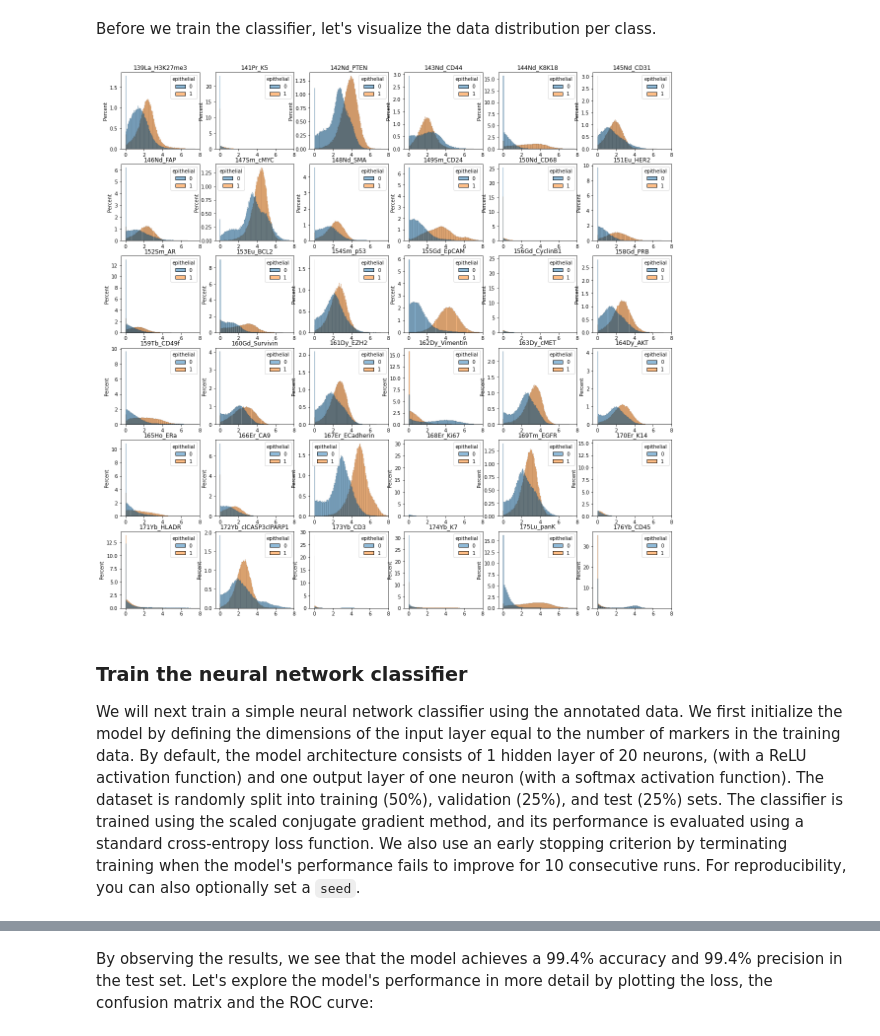
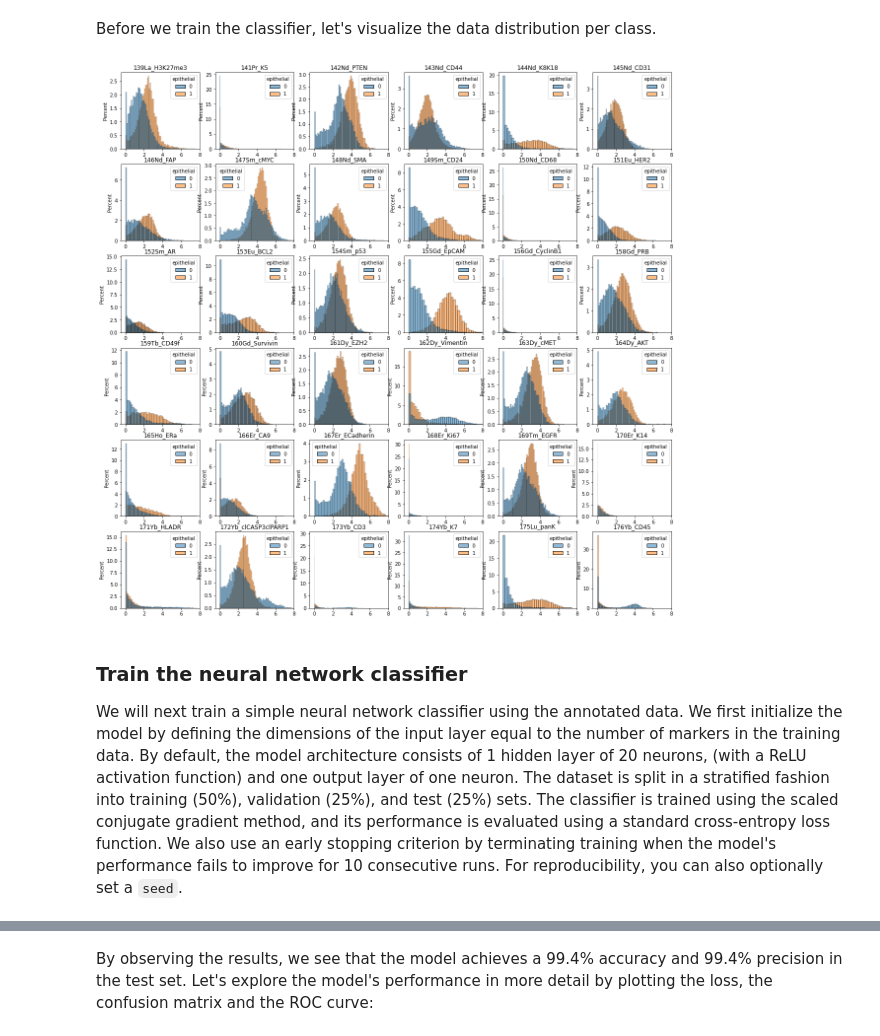
Before and after one commit to AI4SCR/scQUEST, a Jupyter notebook: tutorials/scQUEST_tutorial.ipynb, the cells around one changed output, grey strips where cells are left out. Drawn from its saved outputs; the diff is of its cells as text; code cells hidden in the pictures.

Commit message:
test tutorials

```diff
--- a/tutorials/scQUEST_tutorial.ipynb
+++ b/tutorials/scQUEST_tutorial.ipynb
@@ -80,7 +80,7 @@ Name: celltype_class, dtype: int64
 Let's prepare the dataset for classification by first selecting a list of markers that we will use for training the classifier.
 # %%
 # define the markers used in the classifier
-marker = scq._utils.DEFAULT_MARKER_CLF
+marker = scq.utils.DEFAULT_MARKER_CLF
 print(marker)
 # %% [output]
 ['139La_H3K27me3', '141Pr_K5', '142Nd_PTEN', '143Nd_CD44', '144Nd_K8K18', '145Nd_CD31', '146Nd_FAP', '147Sm_cMYC', '148Nd_SMA', '149Sm_CD24', '150Nd_CD68', '151Eu_HER2', '152Sm_AR', '153Eu_BCL2', '154 ...
@@ -119,25 +119,25 @@ Before we train the classifier, let's visualize the data distribution per class.
 # %%
 # create a pandas dataframe with data for plotting with seaborn
 df = pd.DataFrame(data=ad_anno.layers['arcsinh'], columns=ad_anno.var.desc)
 df.insert(0, 'epithelial', ad_anno.obs.is_epithelial.values)
 # sample 100,000 cells per category
-df_plot = df.groupby('epithelial').sample(n=100000)
+df_plot = df.groupby('epithelial').sample(n=10000)
 
 fig = plt.figure(figsize=(20, 20))
 for m in range(1, df_plot.shape[1]):
     plt.subplot(6, 6, m)
     sns.histplot(data=df_plot, x=df_plot.columns[m], hue="epithelial", stat='percent')
     plt.title(df_plot.columns[m])
     plt.xlim([-0.5, 8])
     plt.xlabel('')
 
 #plt.savefig('marker_hist_annotated.pdf', dpi=300)
 plt.show()
 # %% [output]
-[figure, old version]
+[figure, new version]
 # %% [markdown]
 ### Train the neural network classifier
-We will next train a simple neural network classifier using the annotated data. We first initialize the model by defining the dimensions of the input layer equal to the number of markers in the training data. By default, the model architecture consists of 1 hidden layer of 20 neurons, (with a ReLU activation function) and one output layer of one neuron (with a softmax activation function). The dataset is randomly split into training (50%), validation (25%), and test (25%) sets. The classifier is trained using the scaled conjugate gradient method, and its performance is evaluated using a standard cross-entropy loss function. We also use an early stopping criterion by terminating training when the model's performance fails to improve for 10 consecutive  runs. For reproducibility, you can also optionally set a `seed`.
+We will next train a simple neural network classifier using the annotated data. We first initialize the model by defining the dimensions of the input layer equal to the number of markers in the training data. By default, the model architecture consists of 1 hidden layer of 20 neurons, (with a ReLU activation function) and one output layer of one neuron. The dataset is split in a stratified fashion into training (50%), validation (25%), and test (25%) sets. The classifier is trained using the scaled conjugate gradient method, and its performance is evaluated using a standard cross-entropy loss function. We also use an early stopping criterion by terminating training when the model's performance fails to improve for 10 consecutive  runs. For reproducibility, you can also optionally set a `seed`.
 # %%
 # define early stopping criterion
 from pytorch_lightning.callbacks.early_stopping import EarlyStopping
```
Also changed, not shown: parts of 17 cells of this notebook, 3 other files.
